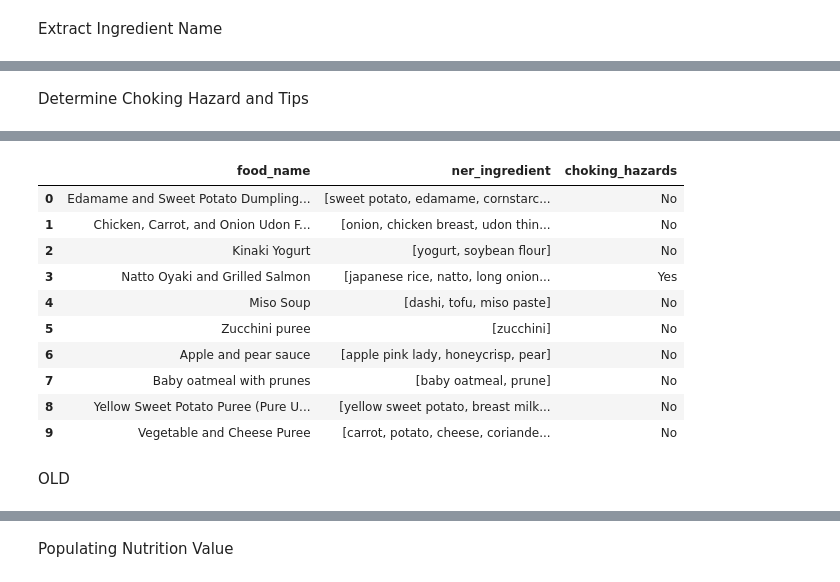
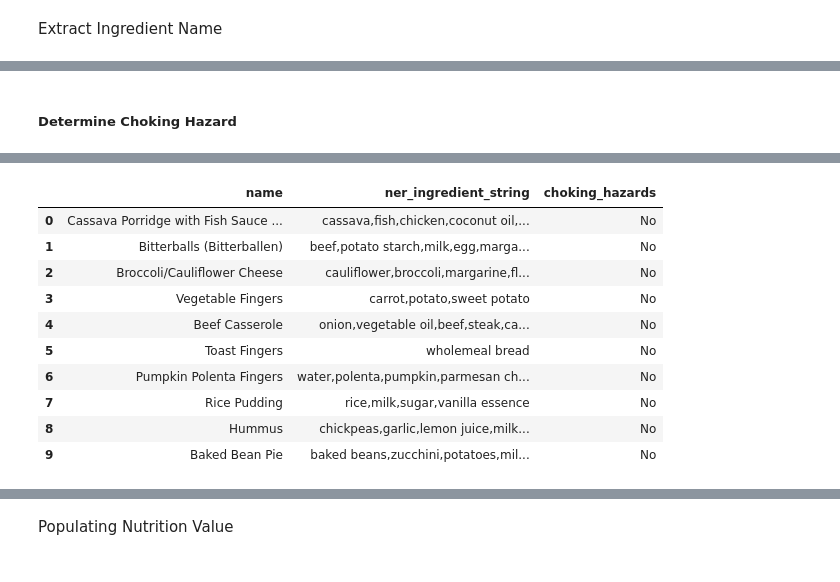
Before and after one commit to itshelena07/baby_food_recom_ai, a Jupyter notebook: 01_DataPreprocessing/pre-processing.ipynb, the cells around one changed output, grey strips where cells are left out. Saved outputs shown, nothing was run; the diff lists cells and outputs as text; code cells hidden in the pictures.

```diff
--- a/01_DataPreprocessing/pre-processing.ipynb
+++ b/01_DataPreprocessing/pre-processing.ipynb
@@ -972,0 +763,12 @@ df[['origin', 'flag_code', 'region']].head(10)
+# %%
+# Function to map origin to origin_id and region
+def map_origin(origin_value):
+    if pd.isna(origin_value):
+        return None, None
+
+    origin_str = str(origin_value).strip().lower()  # Normalize for consistent lookup
+
+    if origin_str in country_to_id:
+        return country_to_id[origin_str]['id'], country_to_id[origin_str]['region']
+
+    return None, None
@@ -972,0 +809,12 @@ df[['origin', 'flag_code', 'region']].head(10)
+# %%
+# Apply mapping
+print("Applying origin mapping...")
+mapping_results = df['origin'].apply(map_origin)
+df['origin_id'] = [result[0] for result in mapping_results]
+df['mapped_region'] = [result[1] for result in mapping_results]
+
+print("✅ Origin mapping completed")
+print(f"Mapped origins: {df['origin_id'].notna().sum()}")
+print(f"Unmapped origins: {df['origin_id'].isna().sum()}")
+
+display(df[['origin', 'origin_id', 'mapped_region']].head())
@@ -1049,9 +906,9 @@ def estimate_difficulty(ingredients, instructions):
 # %%
 # Estimate difficulty
 df['difficulty'] = df.apply(
-    lambda row: estimate_difficulty(row['ingredient'], row['instructions']),
+    lambda row: estimate_difficulty(row['ingredients'], row['instructions']),
     axis=1
 )
 
-df[['food_name', 'difficulty']].head(10)
+df[['name', 'difficulty']].head(10)
 # %% [output]
@@ -1069,14 +925,0 @@ df[['food_name', 'difficulty']].head(10)
-# %%
-#Formatting the prep and cook time
-import re
-
-def extract_integer(value):
-    match = re.search(r'\d+', str(value))
-    if match:
-        return int(match.group())
-    return None
-
-df['prep_time'] = df['prep_time'].apply(extract_integer)
-df['cook_time'] = df['cook_time'].apply(extract_integer)
-
-df[['prep_time', 'cook_time']].head(10)
@@ -1095,5 +926,5 @@ df[['prep_time', 'cook_time']].head(10)
 # %% [markdown]
-<p>Determine Choking Hazard and Tips</p>
+##### **Determine Choking Hazard**
 # %%
 # Load the module
 import importlib
@@ -1180,18 +1011,16 @@ def has_choking_hazard(row):
 # %%
 # Apply to every row in the DataFrame
 df['choking_hazards'] = df.apply(has_choking_hazard, axis=1)
-df[['food_name', 'ner_ingredient', 'choking_hazards']].head(10)
+df[['name', 'ner_ingredient_string', 'choking_hazards']].head(10)
 # %% [output]
-|  | food_name | ner_ingredient | choking_hazards |
-| 0 | Edamame and Sweet Potato Dumpling... | [sweet potato, edamame, cornstarc... | No |
-| 1 | Chicken, Carrot, and Onion Udon F... | [onion, chicken breast, udon thin... | No |
-| 2 | Kinaki Yogurt | [yogurt, soybean flour] | No |
-| 3 | Natto Oyaki and Grilled Salmon | [japanese rice, natto, long onion... | Yes |
-| 4 | Miso Soup | [dashi, tofu, miso paste] | No |
-| 5 | Zucchini puree | [zucchini] | No |
-| 6 | Apple and pear sauce | [apple pink lady, honeycrisp, pear] | No |
-| 7 | Baby oatmeal with prunes | [baby oatmeal, prune] | No |
-| 8 | Yellow Sweet Potato Puree (Pure U... | [yellow sweet potato, breast milk... | No |
-| 9 | Vegetable and Cheese Puree | [carrot, potato, cheese, coriande... | No |
+|  | name | ner_ingredient_string | choking_hazards |
+| 0 | Cassava Porridge with Fish Sauce ... | cassava,fish,chicken,coconut oil,... | No |
+| 1 | Bitterballs (Bitterballen) | beef,potato starch,milk,egg,marga... | No |
+| 2 | Broccoli/Cauliflower Cheese | cauliflower,broccoli,margarine,fl... | No |
+| 3 | Vegetable Fingers | carrot,potato,sweet potato | No |
+| 4 | Beef Casserole | onion,vegetable oil,beef,steak,ca... | No |
+| 5 | Toast Fingers | wholemeal bread | No |
+| 6 | Pumpkin Polenta Fingers | water,polenta,pumpkin,parmesan ch... | No |
+| 7 | Rice Pudding | rice,milk,sugar,vanilla essence | No |
+| 8 | Hummus | chickpeas,garlic,lemon juice,milk... | No |
+| 9 | Baked Bean Pie | baked beans,zucchini,potatoes,mil... | No |
-# %% [markdown]
-OLD
```
Also changed, not shown: parts of 137 cells of this notebook.
